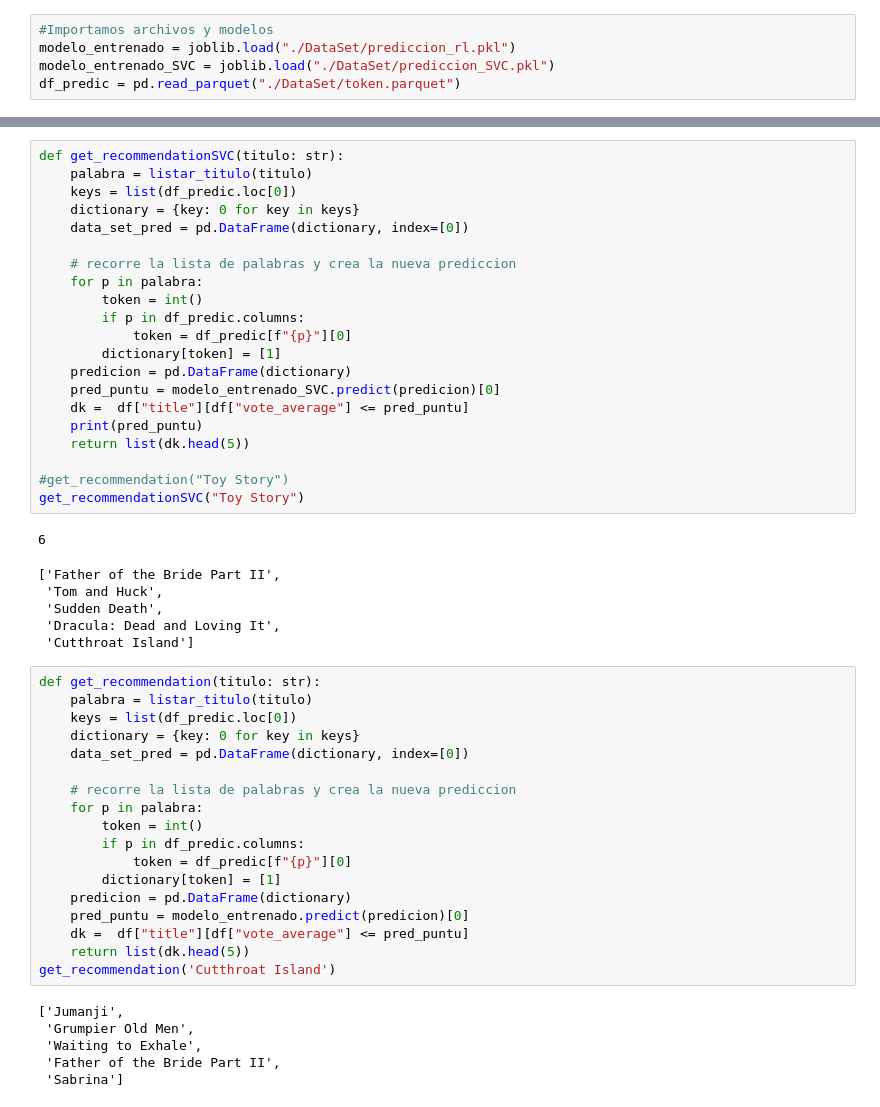
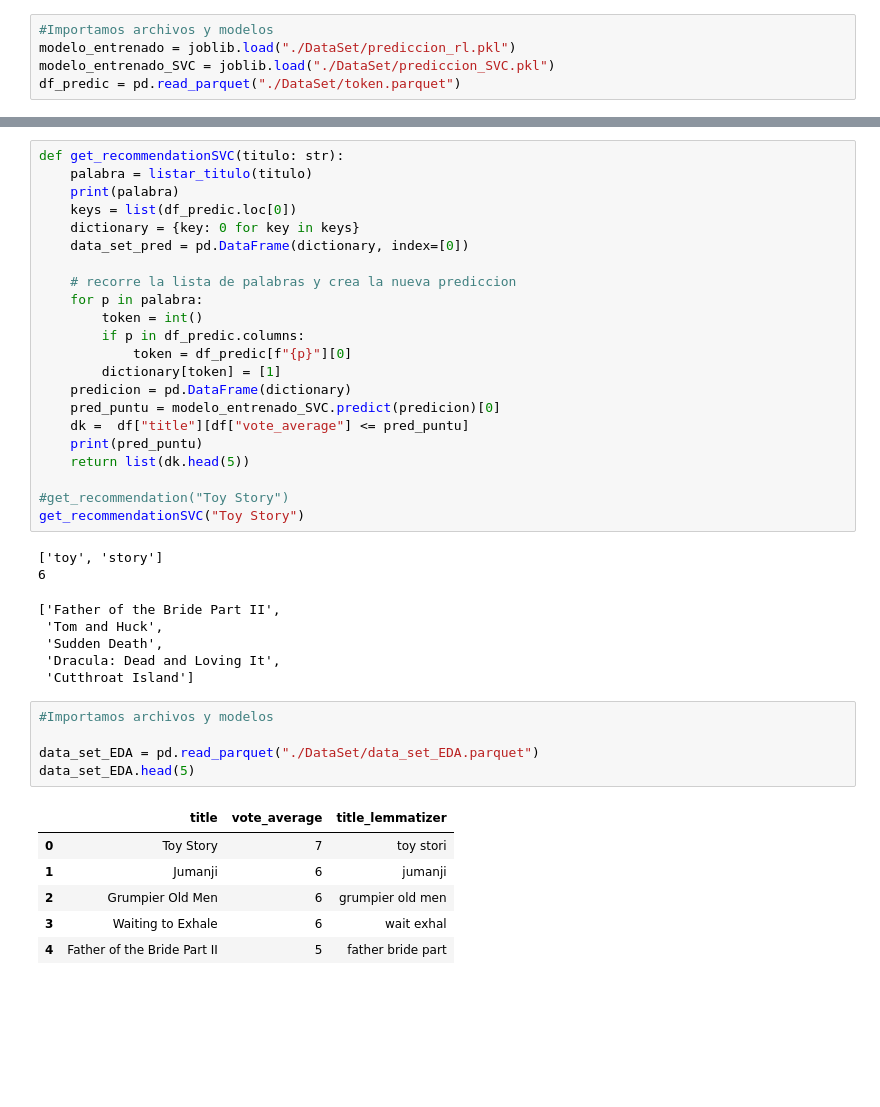
Before and after one commit to Aljiquita/Henry_Job, a Jupyter notebook: DocProyectoApi.ipynb, the cells around one changed output, grey strips where cells are left out. Cells and saved outputs as stored; diff of their text form; blank space fills up the shorter version.

```diff
--- a/DocProyectoApi.ipynb
+++ b/DocProyectoApi.ipynb
@@ -311,6 +310,7 @@ get_recommendation_("Toy Story")
 # %%
 def get_recommendationSVC(titulo: str):
     palabra = listar_titulo(titulo)
+    print(palabra)
     keys = list(df_predic.loc[0])
     dictionary = {key: 0 for key in keys}
     data_set_pred = pd.DataFrame(dictionary, index=[0])
@@ -330,33 +330,22 @@ def get_recommendationSVC(titulo: str):
 #get_recommendation("Toy Story")
 get_recommendationSVC("Toy Story")
 # %% [output]
+['toy', 'story']
 6
 ['Father of the Bride Part II',
  'Tom and Huck',
  'Sudden Death',
  'Dracula: Dead and Loving It',
  'Cutthroat Island']
-# %%
-def get_recommendation(titulo: str):
-    palabra = listar_titulo(titulo)
-    keys = list(df_predic.loc[0])
-    dictionary = {key: 0 for key in keys}
-    data_set_pred = pd.DataFrame(dictionary, index=[0])
-
-    # recorre la lista de palabras y crea la nueva prediccion
-    for p in palabra:
-        token = int()
-        if p in df_predic.columns:
-            token = df_predic[f"{p}"][0]
-        dictionary[token] = [1]
-    predicion = pd.DataFrame(dictionary)
-    pred_puntu = modelo_entrenado.predict(predicion)[0]
-    dk =  df["title"][df["vote_average"] <= pred_puntu]
-    return list(dk.head(5))
-get_recommendation('Cutthroat Island')
-# %% [output]
-['Jumanji',
- 'Grumpier Old Men',
- 'Waiting to Exhale',
- 'Father of the Bride Part II',
- 'Sabrina']
+# %%
+#Importamos archivos y modelos
+
+data_set_EDA = pd.read_parquet("./DataSet/data_set_EDA.parquet")
+data_set_EDA.head(5)
+# %% [output]
+|  | title | vote_average | title_lemmatizer |
+| 0 | Toy Story | 7 | toy stori |
+| 1 | Jumanji | 6 | jumanji |
+| 2 | Grumpier Old Men | 6 | grumpier old men |
+| 3 | Waiting to Exhale | 6 | wait exhal |
+| 4 | Father of the Bride Part II | 5 | father bride part |
```
Also changed, not shown: parts of 4 cells of this notebook, 10 other files.
